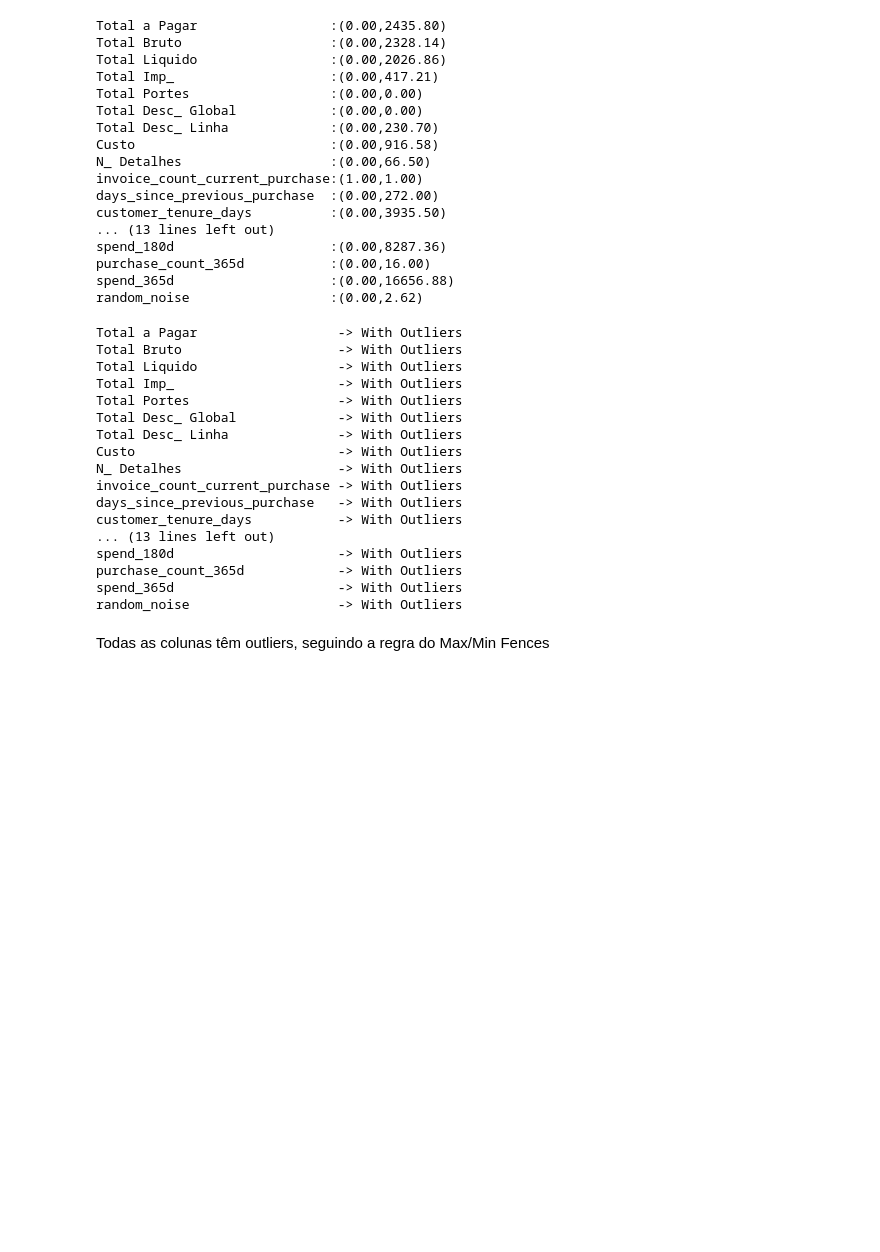
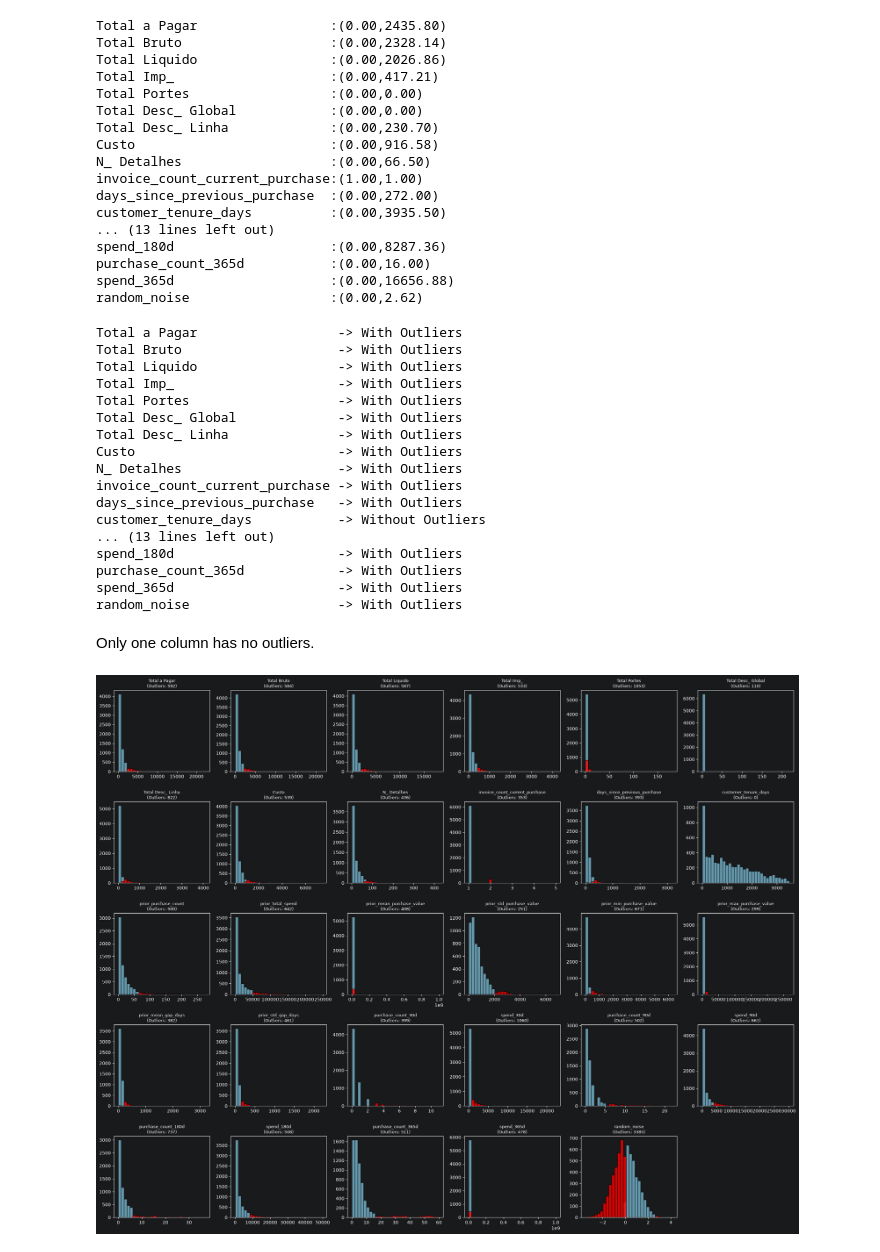
Before and after one commit to Martsnake/machine-learning, a Jupyter notebook: notebooks/Análise.ipynb, the cells around one changed output. Cells and saved outputs as stored; diff of their text form; code cells hidden in the pictures; blank space fills up the shorter version.

Commit message:
Continuação do 3.Data Qualitu Assessement
continuação do 3.5.1 deteção de outliers

```diff
--- a/notebooks/Análise.ipynb
+++ b/notebooks/Análise.ipynb
@@ -399,9 +398,15 @@ purchase_count_365d           :(0.00,16.00)
 spend_365d                    :(0.00,16656.88)
 random_noise                  :(0.00,2.62)
 # %%
-val_min=numericas[col].min()
-val_max=numericas[col].max()
+
 for col in numericas.columns:
+    val_min=numericas[col].min()
+    val_max=numericas[col].max()
+    Quartile1 = df_raw[col].quantile(0.25)
+    Quartile3 = df_raw[col].quantile(0.75)
+    IQR = Quartile3 - Quartile1
+    Min_Fence =max(Quartile1- IQR* 1.5,0)
+    Max_Fence = Quartile3 + IQR* 1.5
     if (val_min<Min_Fence) or (val_max>Max_Fence):
          print(f"{col:<30} -> With Outliers")
     else:
@@ -418,11 +423,63 @@ Custo                          -> With Outliers
 N_ Detalhes                    -> With Outliers
 invoice_count_current_purchase -> With Outliers
 days_since_previous_purchase   -> With Outliers
-customer_tenure_days           -> With Outliers
+customer_tenure_days           -> Without Outliers
 ... (13 lines left out)
 spend_180d                     -> With Outliers
 purchase_count_365d            -> With Outliers
 spend_365d                     -> With Outliers
 random_noise                   -> With Outliers
 # %% [markdown]
-Todas as colunas têm outliers, seguindo a regra do Max/Min Fences
+Only one column has no outliers.
+# %%
+# 1. Selecionar as colunas numéricas
+cols_num = numericas.columns # ou df_raw.select_dtypes(include=['number']).columns
+n_cols = len(cols_num)
+
+# 2. Definir a estrutura da grelha (6 colunas por linha)
+ncols_grid = 6
+nrows_grid = math.ceil(n_cols / ncols_grid)
+
+# 3. Criar a figura e os subplots
+fig, axes = plt.subplots(nrows=nrows_grid, ncols=ncols_grid, figsize=(22, nrows_grid * 3.5))
+axes = axes.flatten()
+
+# 4. Gerar os histogramas e colorir os outliers
+for i, col in enumerate(cols_num):
+    data = df_raw[col].dropna()
+
+    # Calcular os limites do IQR para esta coluna
+    Q1 = data.quantile(0.25)
+    Q3 = data.quantile(0.75)
+    IQR = Q3 - Q1
+    Min_Fence = max(Q1 - IQR * 1.5, 0)
+    Max_Fence = Q3 + IQR * 1.5
+
+    # Separar os dados em normais e outliers
+    dados_normais = data[(data >= Min_Fence) & (data <= Max_Fence)]
+    outliers_esq = data[data < Min_Fence]
+    outliers_dir = data[data > Max_Fence]
+
+    # Definir os caixotes (bins) com base em todos os dados para manter a escala correta
+    bins = np.histogram_bin_edges(data, bins=30)
+
+    # Desenhar os histogramas por partes com cores diferentes
+    ax = axes[i]
+    ax.hist(dados_normais, bins=bins, color='skyblue', edgecolor='black', alpha=0.7, label='Normal')
+    if len(outliers_esq) > 0:
+        ax.hist(outliers_esq, bins=bins, color='red', edgecolor='black', alpha=0.8, label='Outlier (Baixo)')
+    if len(outliers_dir) > 0:
+        ax.hist(outliers_dir, bins=bins, color='red', edgecolor='black', alpha=0.8, label='Outlier (Alto)')
+
+    ax.set_title(f"{col}\n(Outliers: {len(outliers_esq) + len(outliers_dir)})", fontsize=9)
+    ax.set_xlabel('')
+    ax.set_ylabel('')
+
+# 5. Remover eventuais subplots vazios no final da grelha
+for j in range(i + 1, len(axes)):
+    fig.delaxes(axes[j])
+
+plt.tight_layout()
+plt.show()
+# %% [output]
+[figure, added]
```
Also changed, not shown: parts of 7 cells of this notebook.
